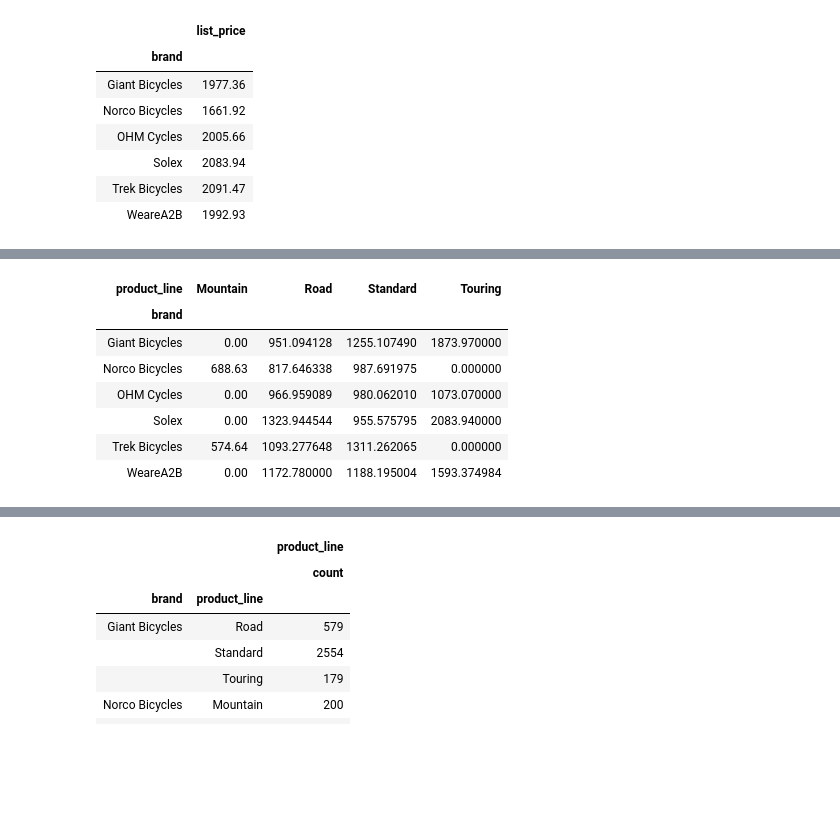
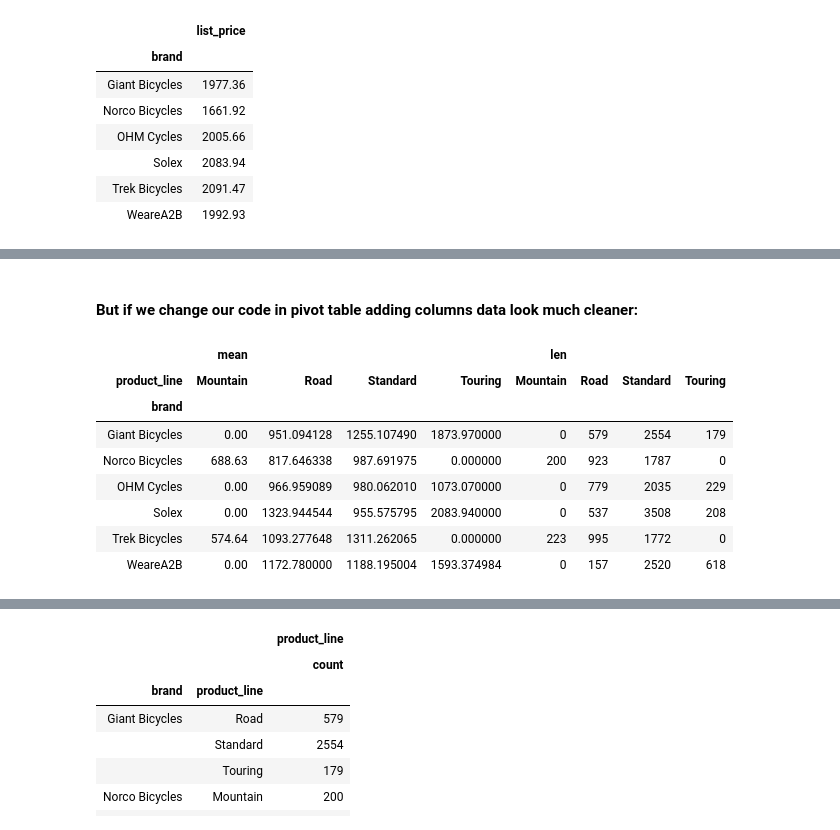
Before and after one commit to molinexx/Data-analysis-with-Python, a Jupyter notebook: Cycle data analysis.ipynb, the cells around one changed output, grey strips where cells are left out. Saved outputs shown, nothing was run; the diff lists cells and outputs as text; code cells hidden in the pictures; blank space fills up the shorter version.

```diff
--- a/Cycle data analysis.ipynb
+++ b/Cycle data analysis.ipynb
@@ -114,11 +127,14 @@ Name: list_price, dtype: float64
+# %% [markdown]
+#### But if we change our code in pivot table adding columns data look much cleaner:
 # %%
-data.pivot_table(index="brand", columns="product_line", values = "list_price", aggfunc = np.mean, fill_value = 0)
+data.pivot_table(index=["brand"], columns= "product_line", values = "list_price", aggfunc =[np.mean, len], fill_value=0)
 # %% [output]
-| product_line | Mountain | Road | Standard | Touring |
-| brand |  |  |  |  |
-| Giant Bicycles | 0.00 | 951.094128 | 1255.107490 | 1873.970000 |
-| Norco Bicycles | 688.63 | 817.646338 | 987.691975 | 0.000000 |
-| OHM Cycles | 0.00 | 966.959089 | 980.062010 | 1073.070000 |
-| Solex | 0.00 | 1323.944544 | 955.575795 | 2083.940000 |
-| Trek Bicycles | 574.64 | 1093.277648 | 1311.262065 | 0.000000 |
-| WeareA2B | 0.00 | 1172.780000 | 1188.195004 | 1593.374984 |
+|  | mean |  |  |  | len |  |  |  |
+| product_line | Mountain | Road | Standard | Touring | Mountain | Road | Standard | Touring |
+| brand |  |  |  |  |  |  |  |  |
+| Giant Bicycles | 0.00 | 951.094128 | 1255.107490 | 1873.970000 | 0 | 579 | 2554 | 179 |
+| Norco Bicycles | 688.63 | 817.646338 | 987.691975 | 0.000000 | 200 | 923 | 1787 | 0 |
+| OHM Cycles | 0.00 | 966.959089 | 980.062010 | 1073.070000 | 0 | 779 | 2035 | 229 |
+| Solex | 0.00 | 1323.944544 | 955.575795 | 2083.940000 | 0 | 537 | 3508 | 208 |
+| Trek Bicycles | 574.64 | 1093.277648 | 1311.262065 | 0.000000 | 223 | 995 | 1772 | 0 |
+| WeareA2B | 0.00 | 1172.780000 | 1188.195004 | 1593.374984 | 0 | 157 | 2520 | 618 |
```
Also changed, not shown: parts of 18 cells of this notebook.
